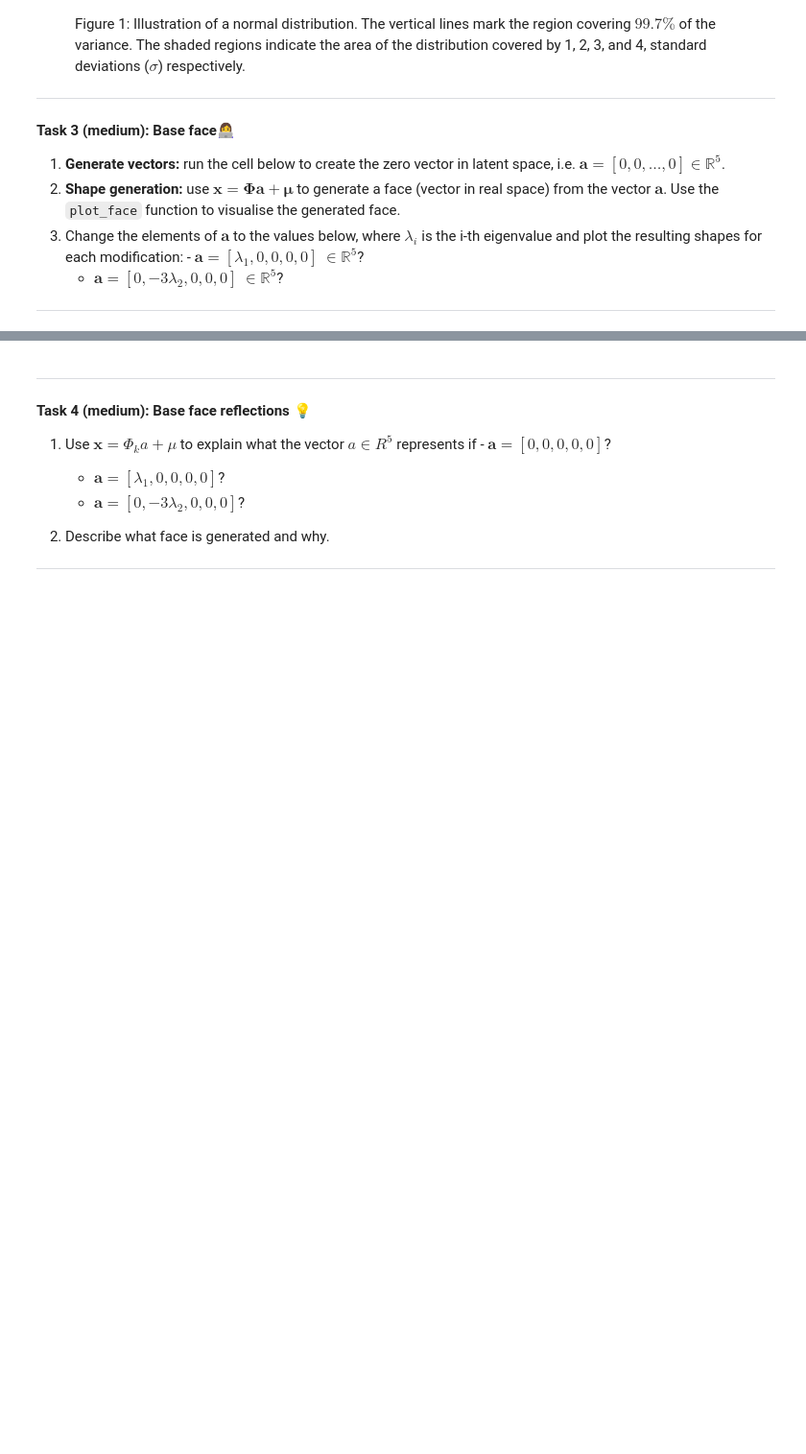
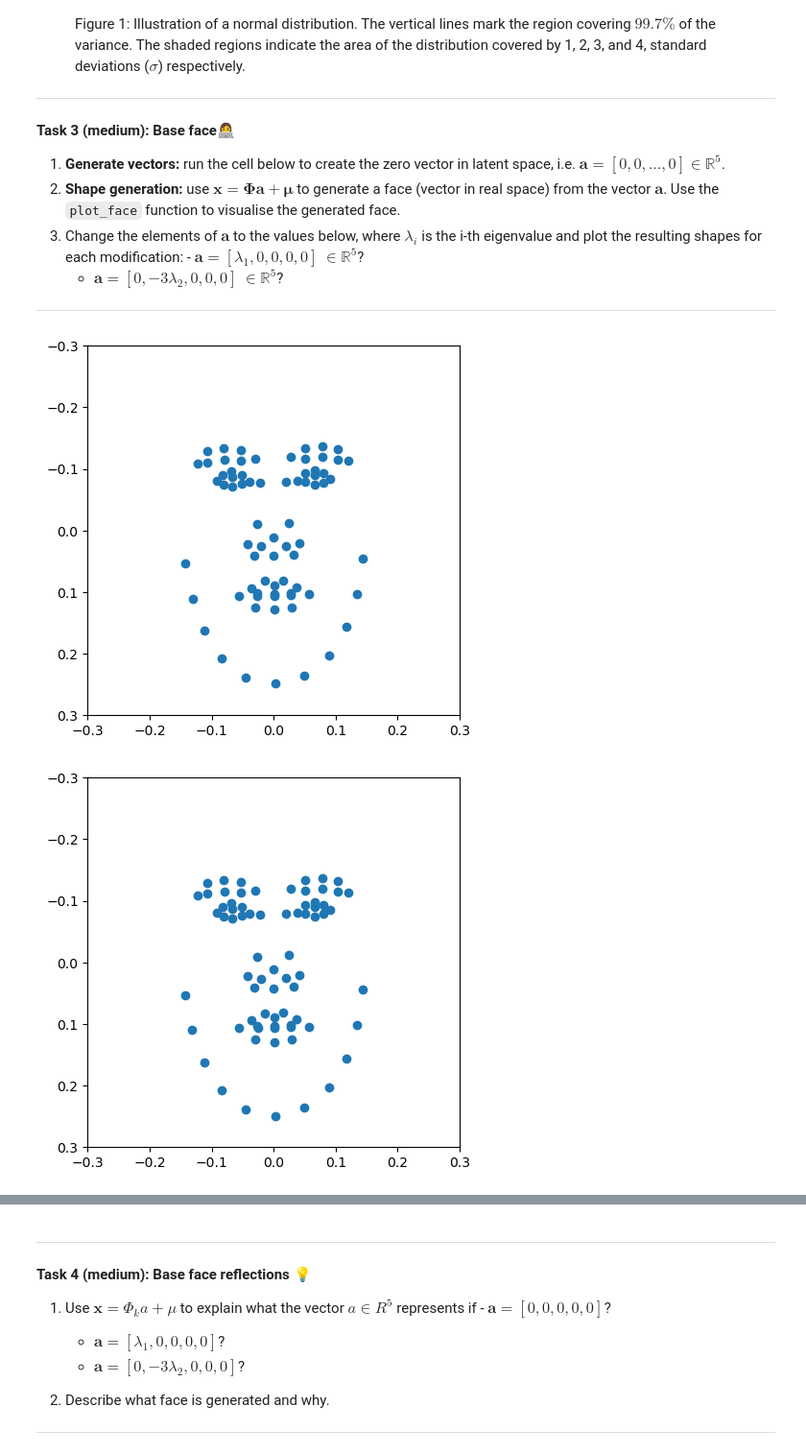
Before and after one commit to Fefa1999/Assignment2_group_16, a Jupyter notebook: Assignment2/02-shape_generation.ipynb, the cells around one changed output, grey strips where cells are left out. Shown at 96% size. Cells and saved outputs as stored; diff of their text form; code cells hidden in the pictures; blank space fills up the shorter version.

```diff
--- a/Assignment2/02-shape_generation.ipynb
+++ b/Assignment2/02-shape_generation.ipynb
@@ -256,5 +256,17 @@ area of the distribution covered by 1, 2, 3, and 4, standard deviations
 ---
 # %%
 a = np.array([0,0,0,0,0])
+base_face = transform_from_latent_space(a, used, mu)
+plot_face(base_face)
 
-# Tale om hvorfor er min forkert
+a_variations = [
+    [val[1], 0, 0, 0, 0],
+    [0, -3 * np.sqrt(val[2]), 0, 0, 0]
+]
+
+for i, a_mod in enumerate(a_variations):
+    face = transform_from_latent_space(np.array(a_mod), used, mu)
+    plot_face(face)
+# %% [output]
+[figure, added]
+[figure, added]
```
Also changed, not shown: parts of 2 cells of this notebook, 2 other files.
